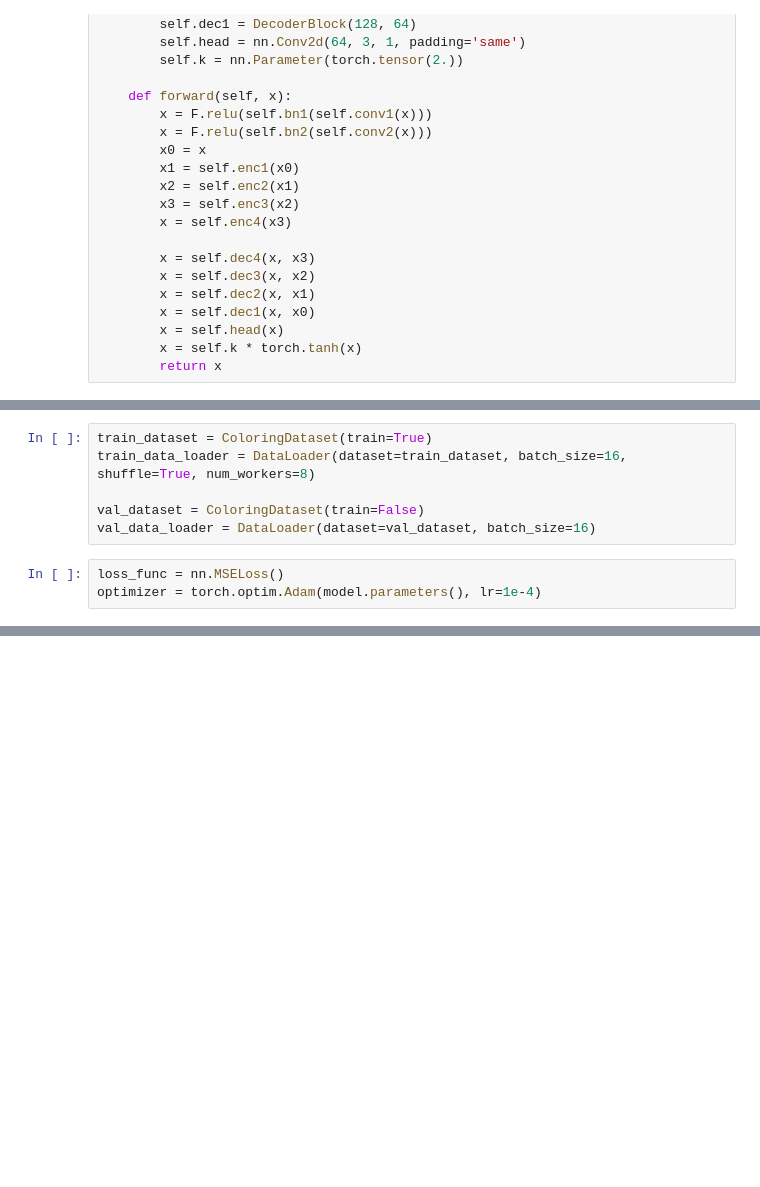
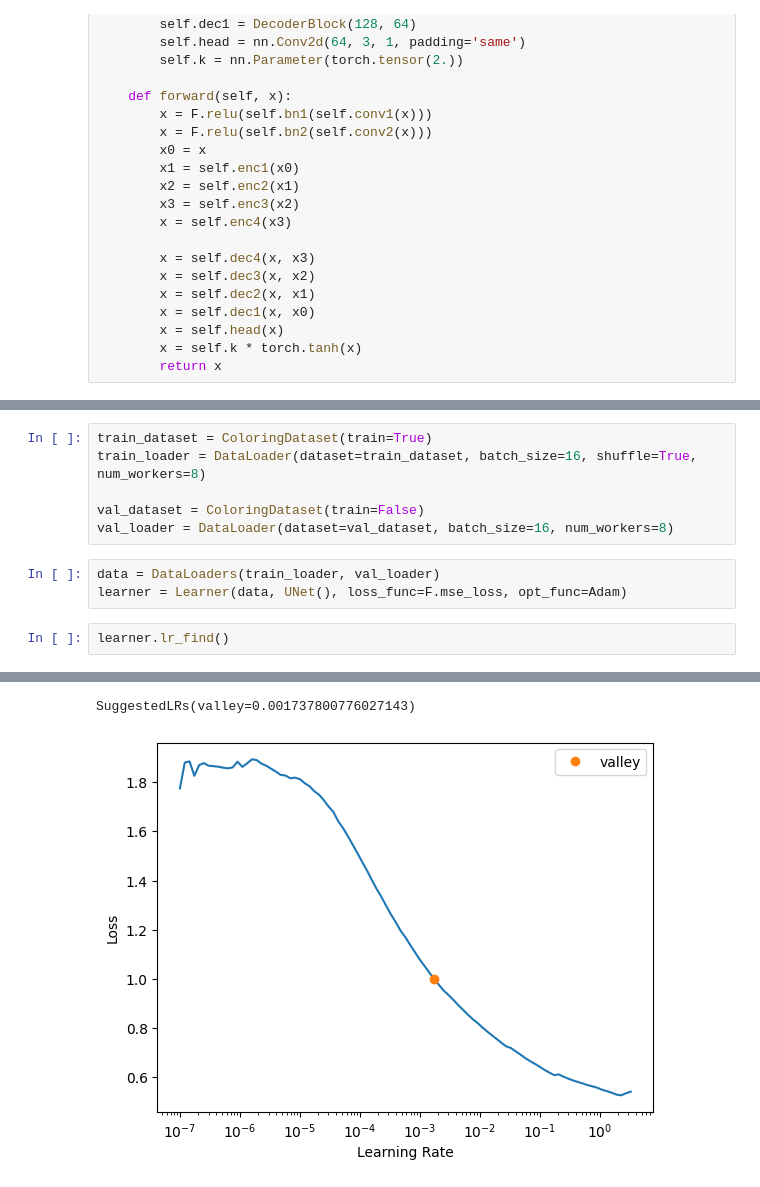
Before and after one commit to peryaudo/unet_coloring, a Jupyter notebook: u_net.ipynb, the cells around one changed output, grey strips where cells are left out. Saved outputs shown, nothing was run; the diff lists cells and outputs as text; blank space fills up the shorter version.

```diff
--- a/u_net.ipynb
+++ b/u_net.ipynb
@@ -117,10 +120,13 @@ class ColoringDataset(Dataset):
         return grey_image, image
 # %%
 train_dataset = ColoringDataset(train=True)
-train_data_loader = DataLoader(dataset=train_dataset, batch_size=16, shuffle=True, num_workers=8)
+train_loader = DataLoader(dataset=train_dataset, batch_size=16, shuffle=True, num_workers=8)
 
 val_dataset = ColoringDataset(train=False)
-val_data_loader = DataLoader(dataset=val_dataset, batch_size=16)
+val_loader = DataLoader(dataset=val_dataset, batch_size=16, num_workers=8)
+# %%
+data = DataLoaders(train_loader, val_loader)
+learner = Learner(data, UNet(), loss_func=F.mse_loss, opt_func=Adam)
 # %%
-loss_func = nn.MSELoss()
-optimizer = torch.optim.Adam(model.parameters(), lr=1e-4)
+learner.lr_find()
+# %% [output]
@@ -126,0 +134,2 @@ optimizer = torch.optim.Adam(model.parameters(), lr=1e-4)
+SuggestedLRs(valley=0.001737800776027143)
+[figure, added]
```
Also changed, not shown: parts of 10 cells of this notebook.
